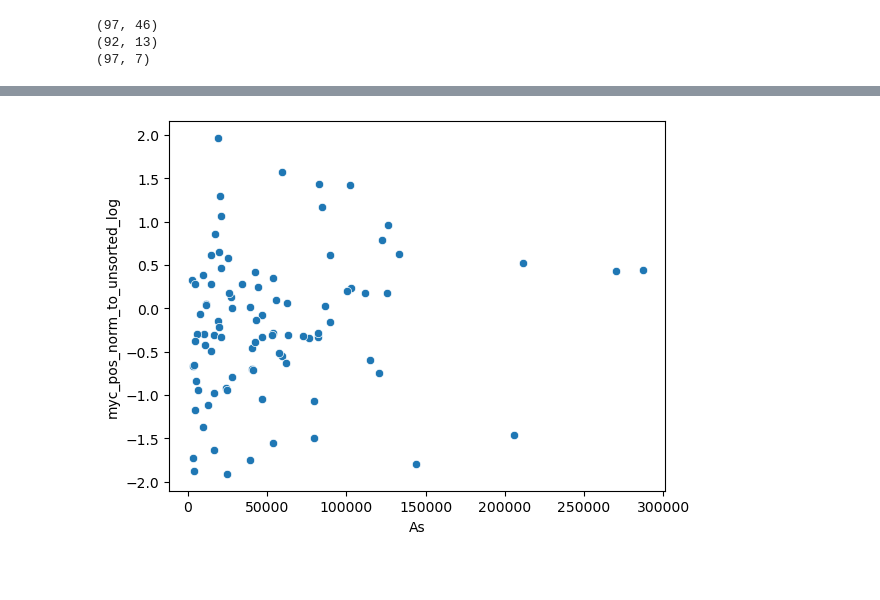
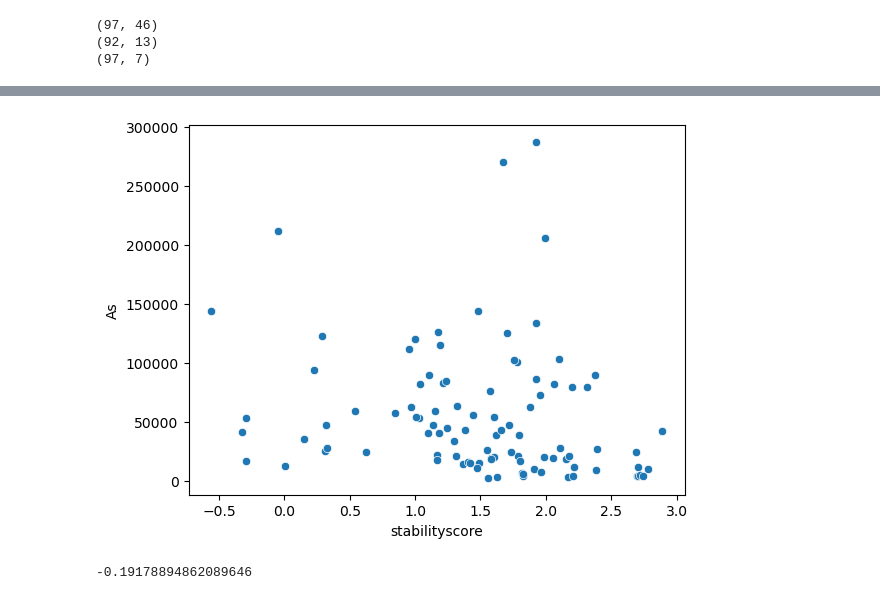
Before and after one commit to scrilly23/switch_seq, a Jupyter notebook: plotting/plot_exp_stab_kds.ipynb, the cells around one changed output, grey strips where cells are left out. Cells and saved outputs as stored; diff of their text form; code cells hidden in the pictures; blank space fills up the shorter version.

```diff
--- a/plotting/plot_exp_stab_kds.ipynb
+++ b/plotting/plot_exp_stab_kds.ipynb
@@ -34,6 +49,8 @@ print(kds_df.shape)
 # %%
 #merge dfs
-prot_stab_kds_df = pd.merge(prot_stab_df, kds_df, on='design', how='right')
-prot_stab_exp_df = pd.merge(prot_stab_df, exp_df, on='design', how='right')
-kds_exp_df = pd.merge(kds_df, exp_df, on='design', how='right')
-all_merge_df = pd.merge(prot_stab_kds_df, exp_df, on='design', how='right')
+prot_stab_kds_df = pd.merge(prot_stab_df, kds_df, on='design', how='left')
+prot_stab_exp_df = pd.merge(prot_stab_df, exp_df, on='design', how='left')
+kds_exp_df = pd.merge(kds_df, exp_df, on='design', how='left')
+all_merge_df = pd.merge(prot_stab_kds_df, exp_df, on='design', how='left')
+print(all_merge_df.shape)
+#all_merge_df.to_csv(f'{outdir}/{exp_id}_tryp_prot_stab_kds_exp.csv', index=False)
@@ -40,7 +99,9 @@ all_merge_df = pd.merge(prot_stab_kds_df, exp_df, on='design', how='right')
 # %%
-sns.scatterplot(data=kds_exp_df, x='As', y='myc_pos_norm_to_unsorted_log')
+sns.scatterplot(data=prot_stab_kds_df, x='stabilityscore', y='As')
 plt.show()
 
-#add in correlation
+#correlation
+print(prot_stab_kds_df['As'].corr(prot_stab_kds_df['stabilityscore'], method='pearson'))
 # %% [output]
-[figure, old version]
+[figure, new version]
+-0.19178894862089646
```
Also changed, not shown: parts of 18 cells of this notebook, 4 other files.
